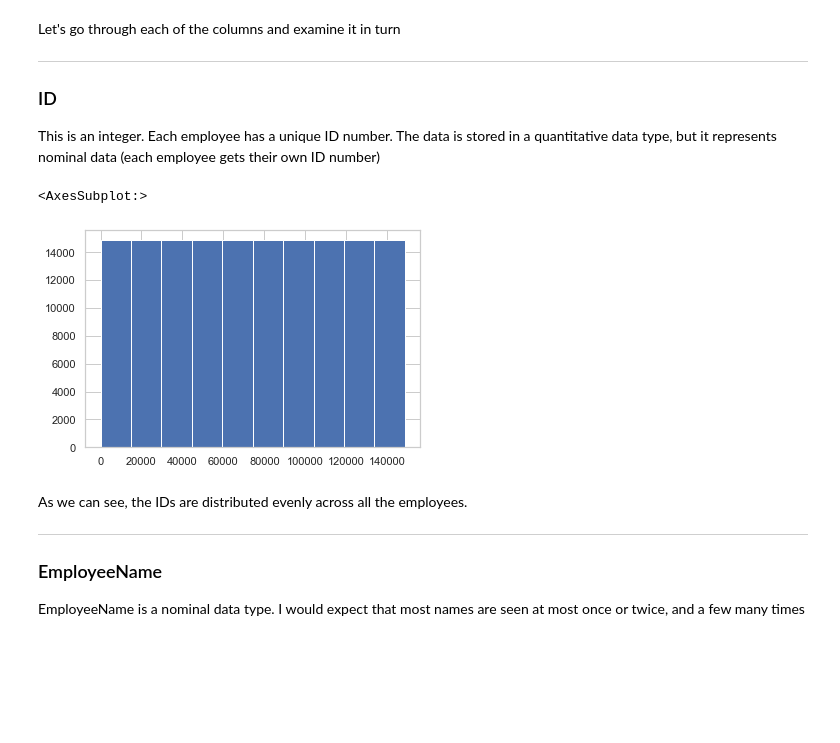
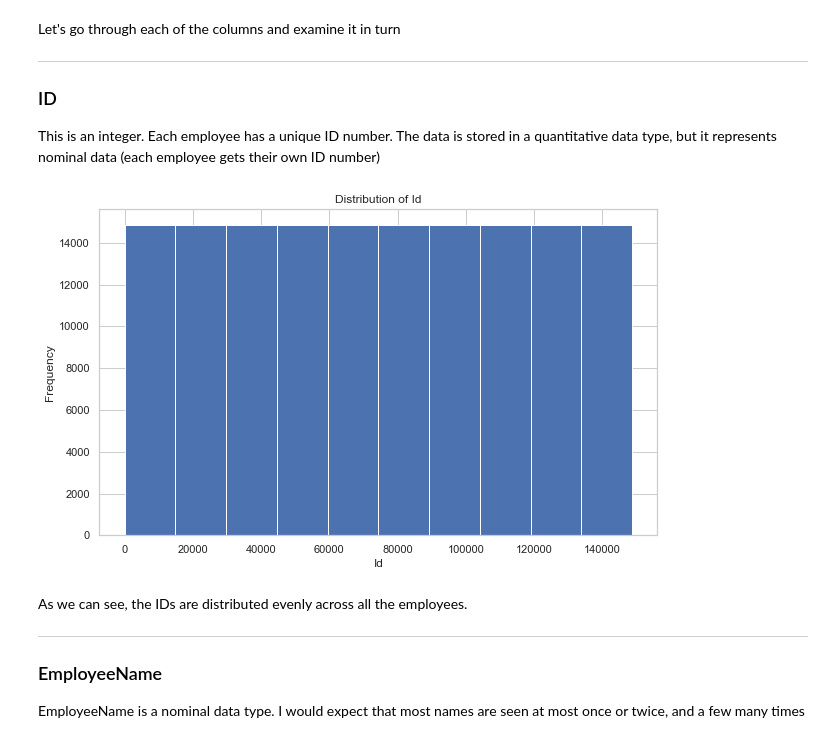
Before and after one commit to natemcintosh/visualization_en605662, a Jupyter notebook: 2_project/data_processing.ipynb, the cells around one changed output. Cells and saved outputs as stored; diff of their text form; code cells hidden in the pictures; blank space fills up the shorter version.

```diff
--- a/2_project/data_processing.ipynb
+++ b/2_project/data_processing.ipynb
@@ -51,11 +51,20 @@ Let's go through each of the columns and examine it in turn
 ---
 ### ID
 This is an integer. Each employee has a unique ID number. The data is stored in a quantitative data type, but it represents nominal data (each employee gets their own ID number)
-# %%
-data.Id.hist()
-# %% [output]
-<AxesSubplot:>
-[figure, removed]
+# %%
+def plot_hist_w_labels(df: pd.DataFrame, col: str):
+    figure = plt.figure(figsize=(10, 6))
+
+    axes = figure.add_subplot(1, 1, 1)
+    axes.hist(df[col])
+    axes.set_title(f"Distribution of {col}")
+    axes.set_xlabel(col)
+    axes.set_ylabel("Frequency")
+# %%
+# data.Id.hist()
+plot_hist_w_labels(data, "Id")
+# %% [output]
+[figure, added]
 # %% [markdown]
 As we can see, the IDs are distributed evenly across all the employees.
 
```
Also changed, not shown: parts of 59 cells of this notebook, 3 other files.
